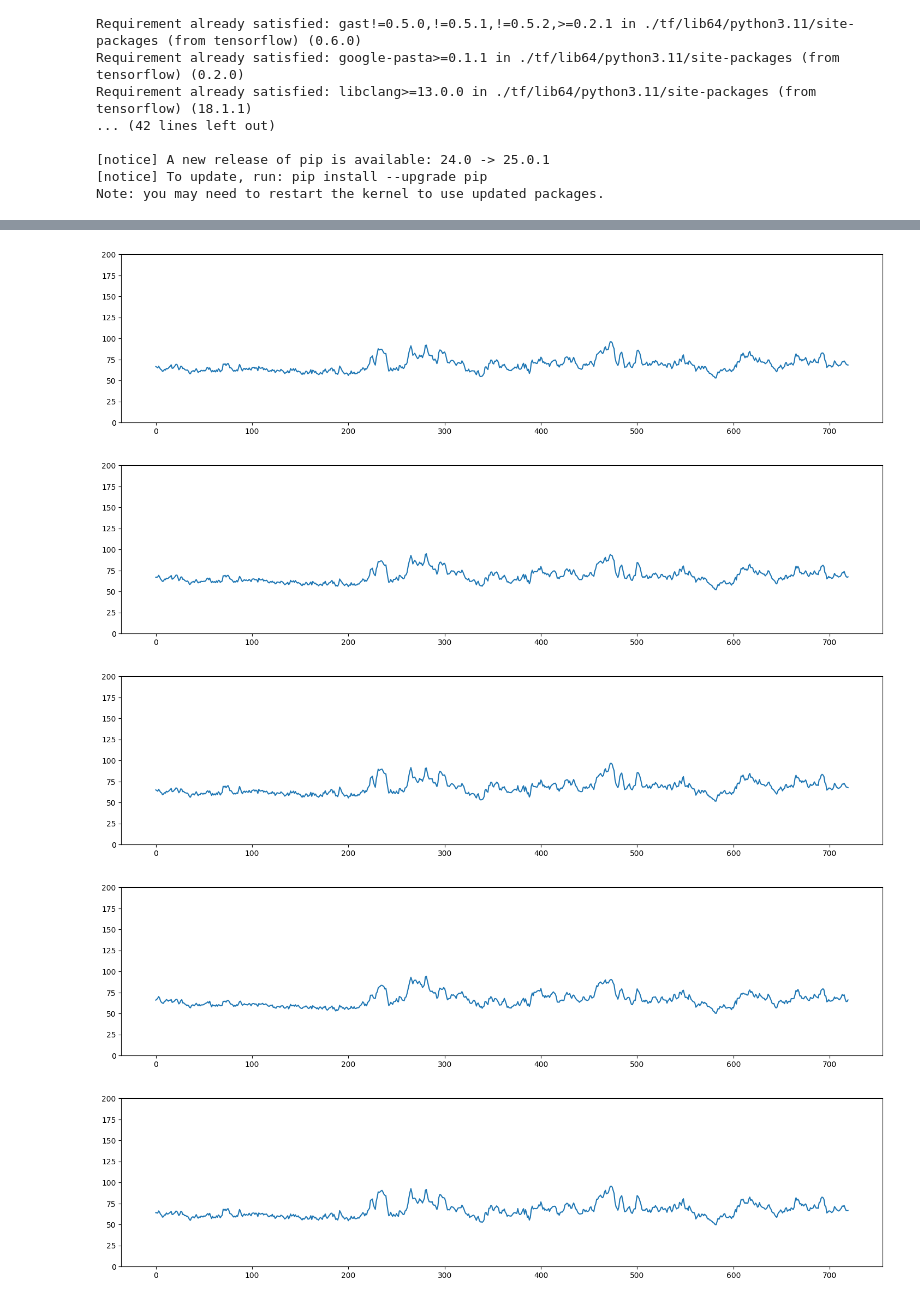
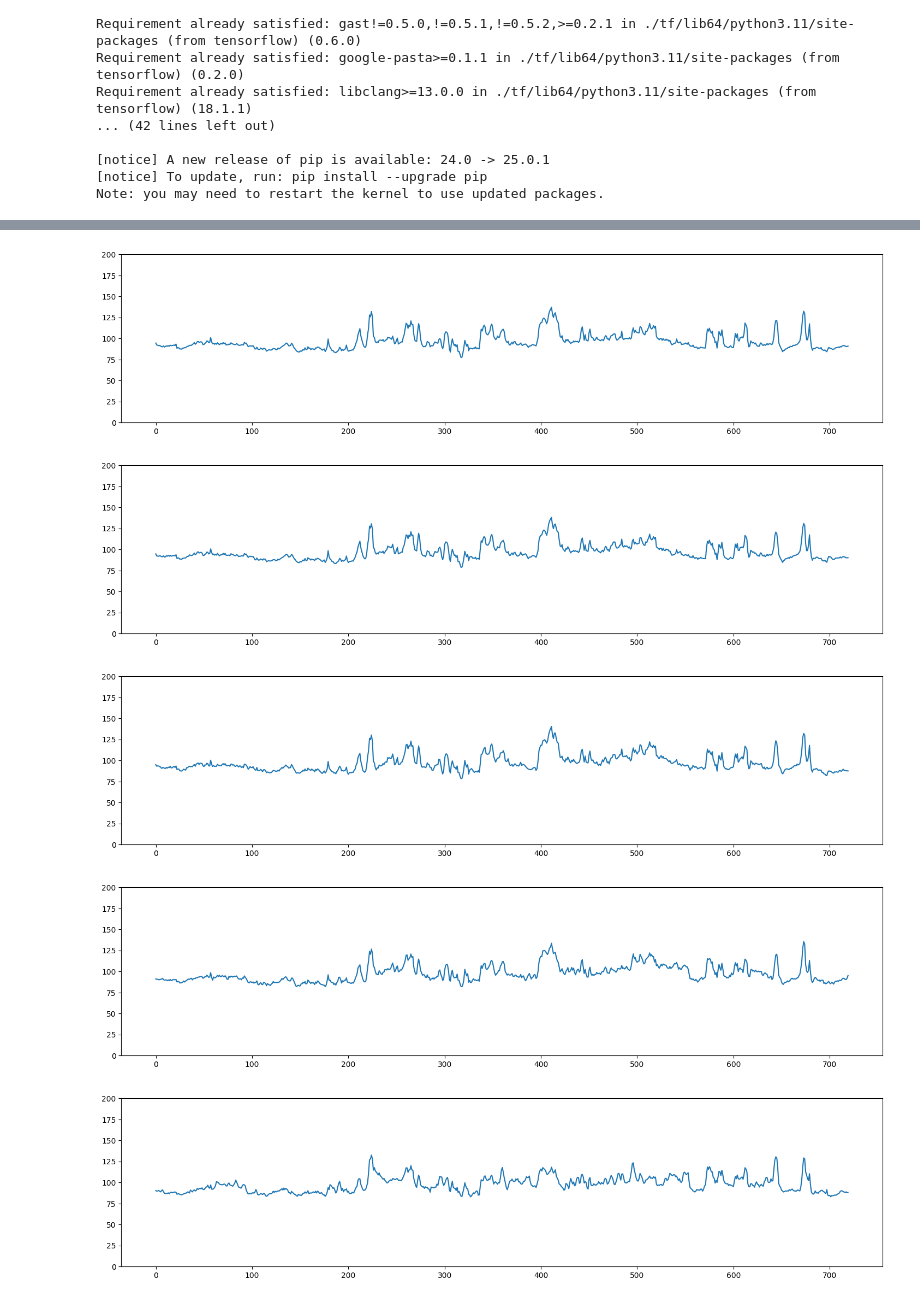
Before and after one commit to bigaru/lifestreams-scripts, a Jupyter notebook: myVAE.ipynb, the cells around one changed output, grey strips where cells are left out. Cells and saved outputs as stored; diff of their text form; code cells hidden in the pictures.

Commit message:
add base RHR variations

```diff
--- a/myVAE.ipynb
+++ b/myVAE.ipynb
@@ -90,9 +76,26 @@ for i in range(10):
     hr_data = hr_data + d0
     target_hr_data = target_hr_data + d1
 
+for i in range(10):
+
+    d0 = list(map(lambda x: smooth(x, 0.95-(0.05*i)), raw))
+    d1 = list(map(lambda x: smooth(x, 0.95-(0.05*(i+1))), raw))
+
+    hr_data = hr_data + d0
+    target_hr_data = target_hr_data + d1
+
+
 hr_data = np.array(hr_data)
 target_hr_data = np.array(target_hr_data)
 
+#
+# base RHR 52
+# RHR=[52, 62, 72, 82]
+#
+hr_data = np.concatenate([hr_data, hr_data+10, hr_data+20, hr_data+30])
+target_hr_data = np.concatenate([target_hr_data, target_hr_data+10, target_hr_data+20, target_hr_data+30])
 
-hr_data = np.concatenate([hr_data, hr_data, hr_data, hr_data])
-target_hr_data = np.concatenate([target_hr_data, target_hr_data, target_hr_data, target_hr_data])
+hr_data = np.concatenate([hr_data, hr_data, hr_data])
+target_hr_data = np.concatenate([target_hr_data, target_hr_data, target_hr_data])
+
+print(hr_data.shape)
@@ -131,7 +136,7 @@ class Sampling(layers.Layer):
 # %%
 Dense = layers.Dense
 
-latent_dim = 4
+latent_dim = 3
 
 def build_autoencoder(input_dim):
     input_encoder = Input(shape=(input_dim,))
@@ -141,6 +146,8 @@ def build_autoencoder(input_dim):
     x = Dense(360,"leaky_relu" )(x)
     x = Dense(180,"leaky_relu")(x)
     x = Dense(90,"leaky_relu")(x)
+    x = Dense(50,"leaky_relu")(x)
+    x = Dense(24,"leaky_relu")(x)
 
     z_mu = Dense(latent_dim, name='latent_mu')(x)
     z_log_var = Dense(latent_dim, name='latent_logvar')(x)
@@ -151,7 +158,9 @@ def build_autoencoder(input_dim):
 
     #decoder
     input_decoder = Input(shape=(latent_dim,), name='decoder_input')
-    x = Dense(90,"leaky_relu")(input_decoder)
+    x = Dense(24,"leaky_relu")(input_decoder)
+    x = Dense(50,"leaky_relu")(x)
+    x = Dense(90,"leaky_relu")(x)
     x = Dense(180,"leaky_relu")(x)
     x = Dense(360,"leaky_relu")(x)
     x = Dense(720,"leaky_relu")(x)
@@ -224,10 +237,15 @@ Model: "vae"
 └─────────────────────────────────┴────────────────────────┴───────────────┘
 ... (3 outputs left out)
 # %%
+early_stopping = callbacks.EarlyStopping(monitor='val_loss', patience=5, restore_best_weights=True)
+reduce_lr = callbacks.ReduceLROnPlateau(factor=0.5, patience=5, min_lr=1e-6)
+
+
 # Train the autoencoder on the training data
 history = autoencoder.fit(x_train_normal, target_train,
-                          epochs=20,
+                          epochs=40,
                           batch_size=32,
                           shuffle=True,
-                          validation_data=(x_val_normal, target_val))
+                          validation_data=(x_val_normal, target_val),
+                          callbacks=[early_stopping, reduce_lr])
 # %% [output]
@@ -262,7 +280,7 @@ plt.show()
 # %%
 x_out_val = autoencoder.predict(x_val_normal)
 
-newrandow = np.random.normal(loc=x_train_normal[10].mean(), scale=x_train_normal[10].std(),size=(10, 720))
+newrandow = np.random.normal(loc=x_train_normal[6].mean(), scale=x_train_normal[6].std(),size=(10, 720))
 newrandow = autoencoder.predict(newrandow)
 
 print(newrandow.shape)
@@ -285,5 +303,5 @@ for i in range(10):
-[figure, old version]
+[figure, new version]
-[figure, old version]
+[figure, new version]
-[figure, old version]
+[figure, new version]
-[figure, old version]
+[figure, new version]
-[figure, old version]
+[figure, new version]
```
Also changed, not shown: parts of 9 cells of this notebook.
